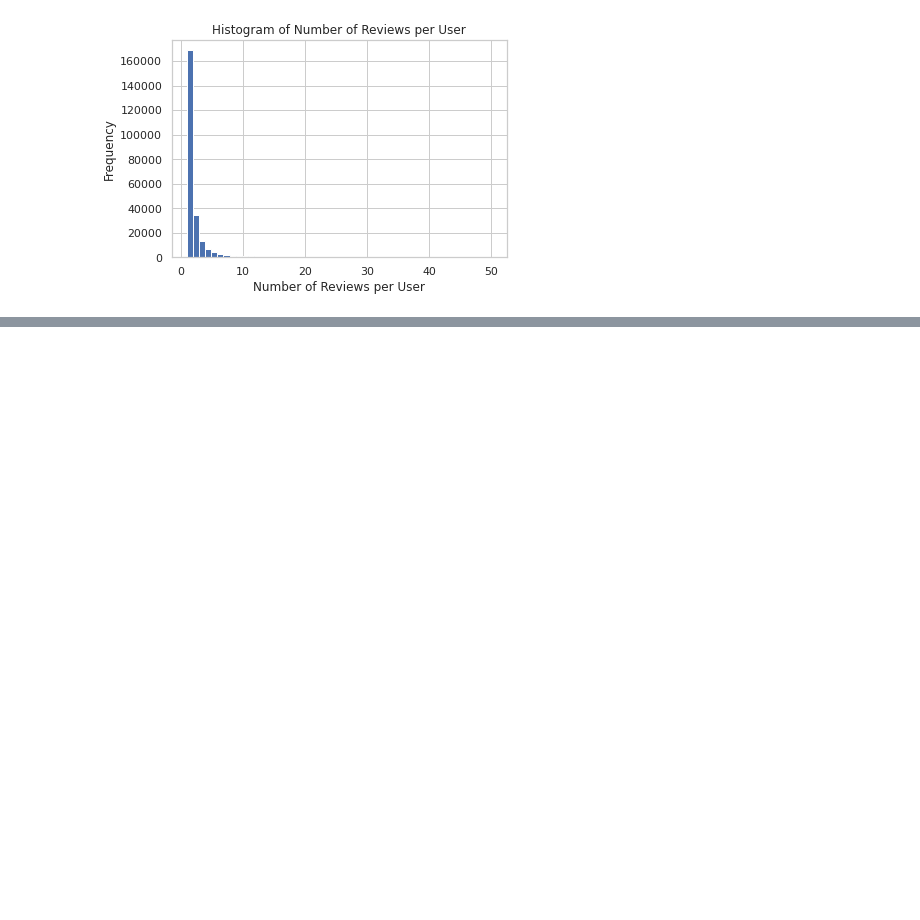
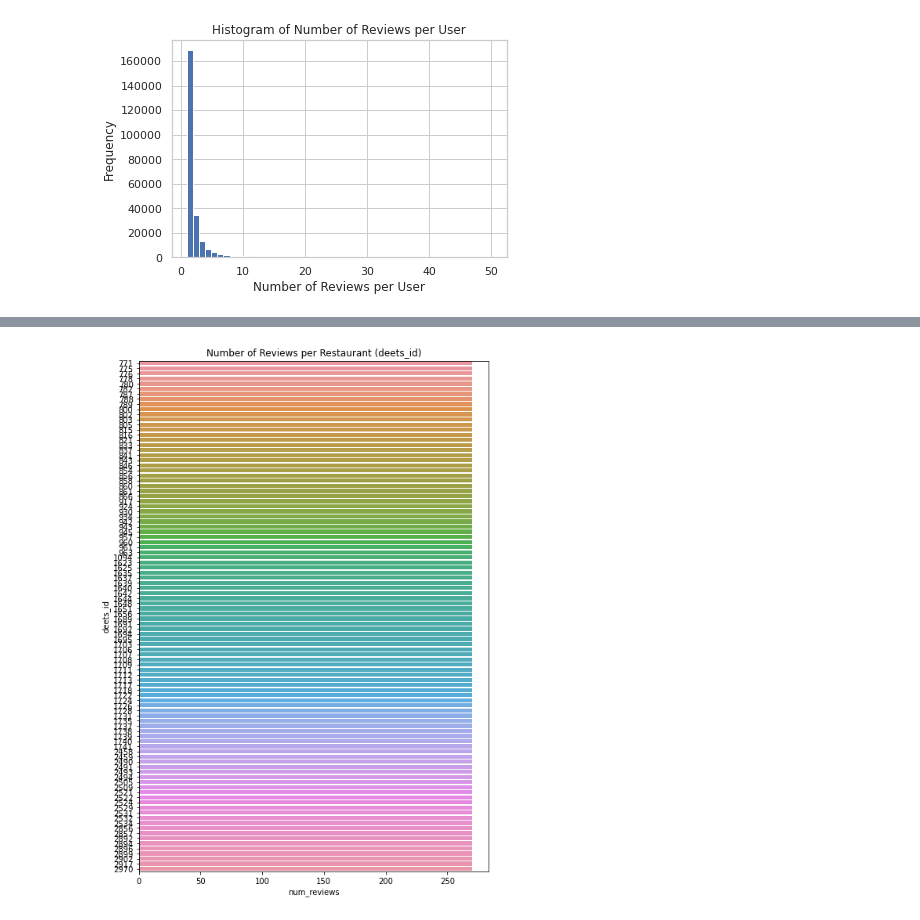
Before and after one commit to gaulight42/restaurants, a Jupyter notebook: nbs/restaurants1.ipynb, the cells around one changed output, grey strips where cells are left out. Drawn from its saved outputs; the diff is of its cells as text; code cells hidden in the pictures; blank space fills up the shorter version.

```diff
--- a/nbs/restaurants1.ipynb
+++ b/nbs/restaurants1.ipynb
@@ -207,0 +220,12 @@ plt.show()
+# %%
+grouped_df = df.groupby('deets_id')
+restaurantToken_reviews = grouped_df.size().reset_index(name='num_reviews')
+most_reviews4 = restaurantToken_reviews.sort_values(by='num_reviews', ascending=False)
+
+fig, ax = plt.subplots(figsize=(8, 12)) # adjust the size here
+plt.title('Number of Reviews per Restaurant (deets_id)')
+sns.barplot(y="deets_id", x="num_reviews", data=most_reviews4.head(100), orient='h',ax=ax)
+fig.savefig('../figs/reviewsPerRestaurantToken.png', bbox_inches = 'tight')
+plt.show()
+# %% [output]
+[figure, added]
```
Also changed, not shown: parts of 4 cells of this notebook, 3 other files.
